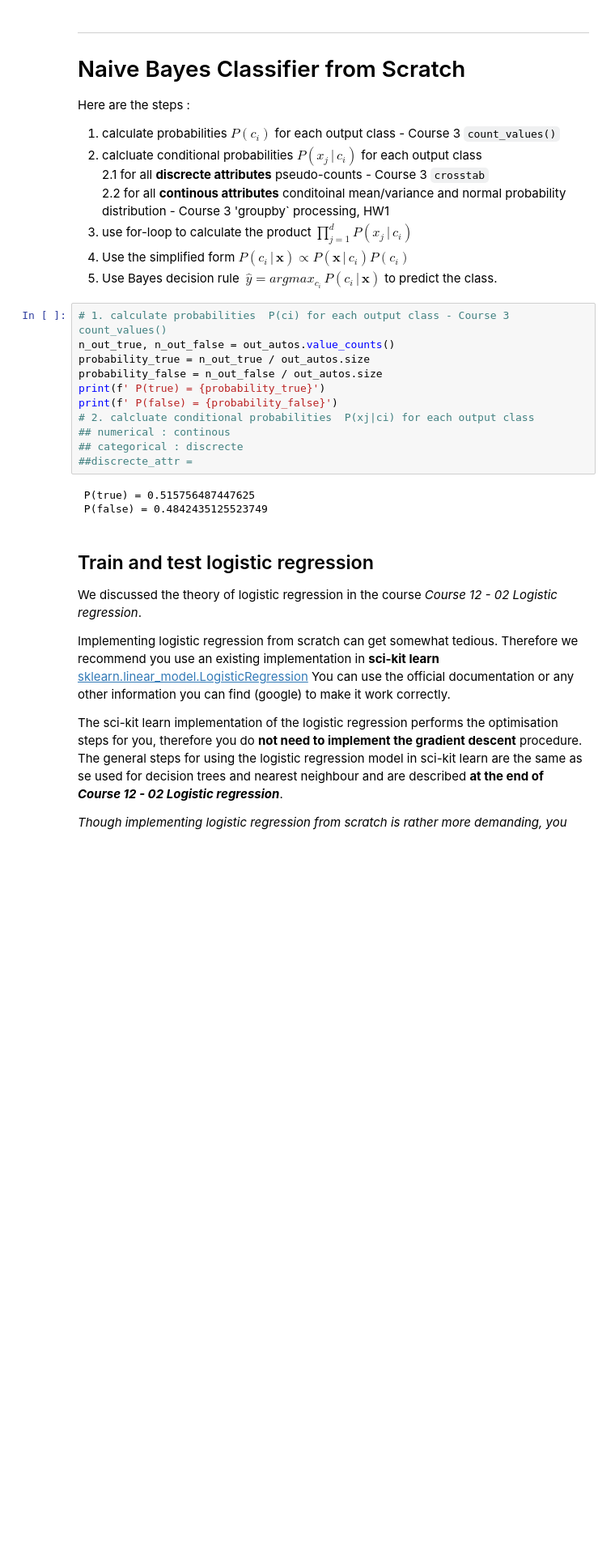
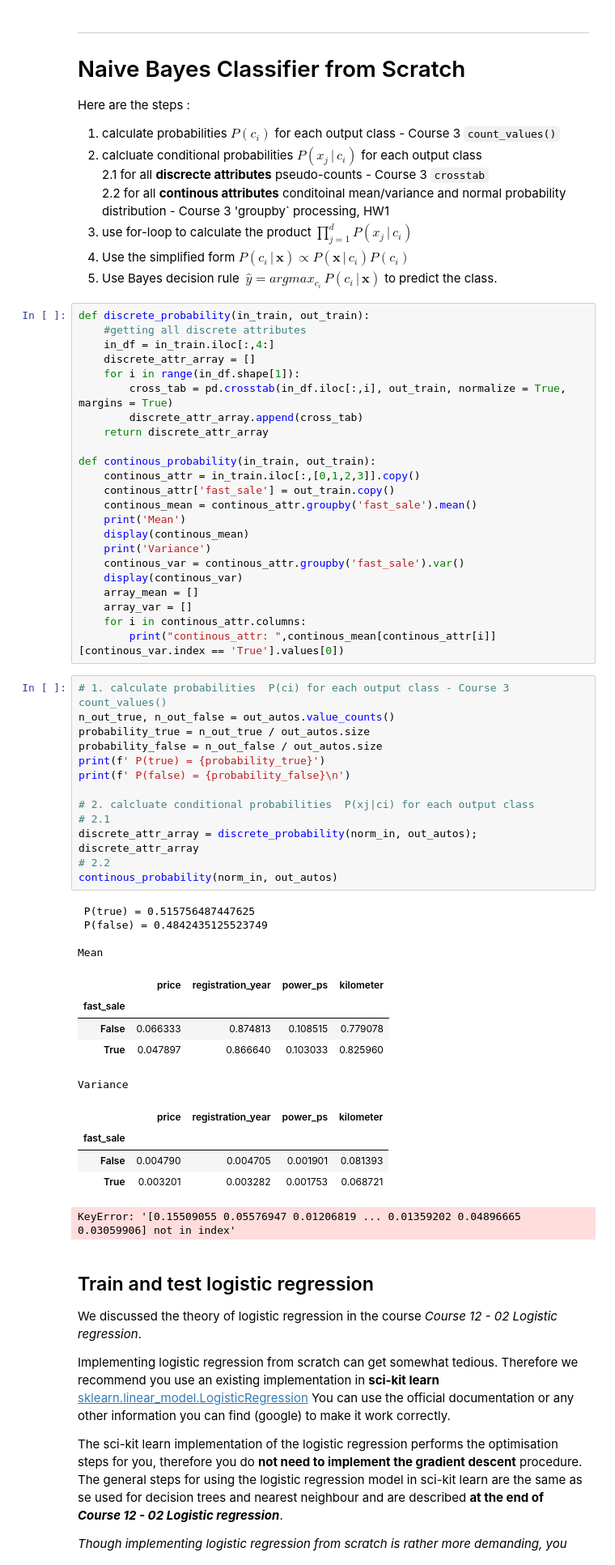
Before and after one commit to chococrypto/datamining-tp03, a Jupyter notebook: TP3 - 01 Description.ipynb, the cells around one changed output. Shown at 81% size. Drawn from its saved outputs; the diff is of its cells as text; blank space fills up the shorter version.

```diff
--- a/TP3 - 01 Description.ipynb
+++ b/TP3 - 01 Description.ipynb
@@ -540,20 +540,58 @@ Here are the steps :
 3. use for-loop to calculate the product $\prod_{j=1}^d P(x_j \, | \, c_i)$
 4. Use the simplified form $P(c_i \, | \, \mathbf{x}) \propto P(\mathbf{x} \, | \, c_i) P(c_i)$
 5. Use Bayes decision rule $\ \hat{y} = argmax_{c_i} \, P(c_i \, | \, \mathbf{x}) $ to predict the class.
+# %%
+def discrete_probability(in_train, out_train):
+    #getting all discrete attributes
+    in_df = in_train.iloc[:,4:]
+    discrete_attr_array = []
+    for i in range(in_df.shape[1]):
+        cross_tab = pd.crosstab(in_df.iloc[:,i], out_train, normalize = True, margins = True)
+        discrete_attr_array.append(cross_tab)
+    return discrete_attr_array
+
+def continous_probability(in_train, out_train):
+    continous_attr = in_train.iloc[:,[0,1,2,3]].copy()
+    continous_attr['fast_sale'] = out_train.copy()
+    continous_mean = continous_attr.groupby('fast_sale').mean()
+    print('Mean')
+    display(continous_mean)
+    print('Variance')
+    continous_var = continous_attr.groupby('fast_sale').var()
+    display(continous_var)
+    array_mean = []
+    array_var = []
+    for i in continous_attr.columns:
+        print("continous_attr: ",continous_mean[continous_attr[i]][continous_var.index == 'True'].values[0])
 # %%
 # 1. calculate probabilities  P(ci) for each output class - Course 3 count_values()
 n_out_true, n_out_false = out_autos.value_counts()
 probability_true = n_out_true / out_autos.size
 probability_false = n_out_false / out_autos.size
 print(f' P(true) = {probability_true}')
-print(f' P(false) = {probability_false}')
+print(f' P(false) = {probability_false}\n')
+
 # 2. calcluate conditional probabilities  P(xj|ci) for each output class
-## numerical : continous
-## categorical : discrecte
-##discrecte_attr =
+# 2.1
+discrete_attr_array = discrete_probability(norm_in, out_autos);
+discrete_attr_array
+# 2.2
+continous_probability(norm_in, out_autos)
 # %% [output]
  P(true) = 0.515756487447625
  P(false) = 0.4842435125523749
+
+Mean
+|  | price | registration_year | power_ps | kilometer |
+| fast_sale |  |  |  |  |
+| False | 0.066333 | 0.874813 | 0.108515 | 0.779078 |
+| True | 0.047897 | 0.866640 | 0.103033 | 0.825960 |
+Variance
+|  | price | registration_year | power_ps | kilometer |
+| fast_sale |  |  |  |  |
+| False | 0.004790 | 0.004705 | 0.001901 | 0.081393 |
+| True | 0.003201 | 0.003282 | 0.001753 | 0.068721 |
+KeyError: '[0.15509055 0.05576947 0.01206819 ... 0.01359202 0.04896665 0.03059906] not in index'
 # %% [markdown]
 ## Train and test logistic regression
 
```
